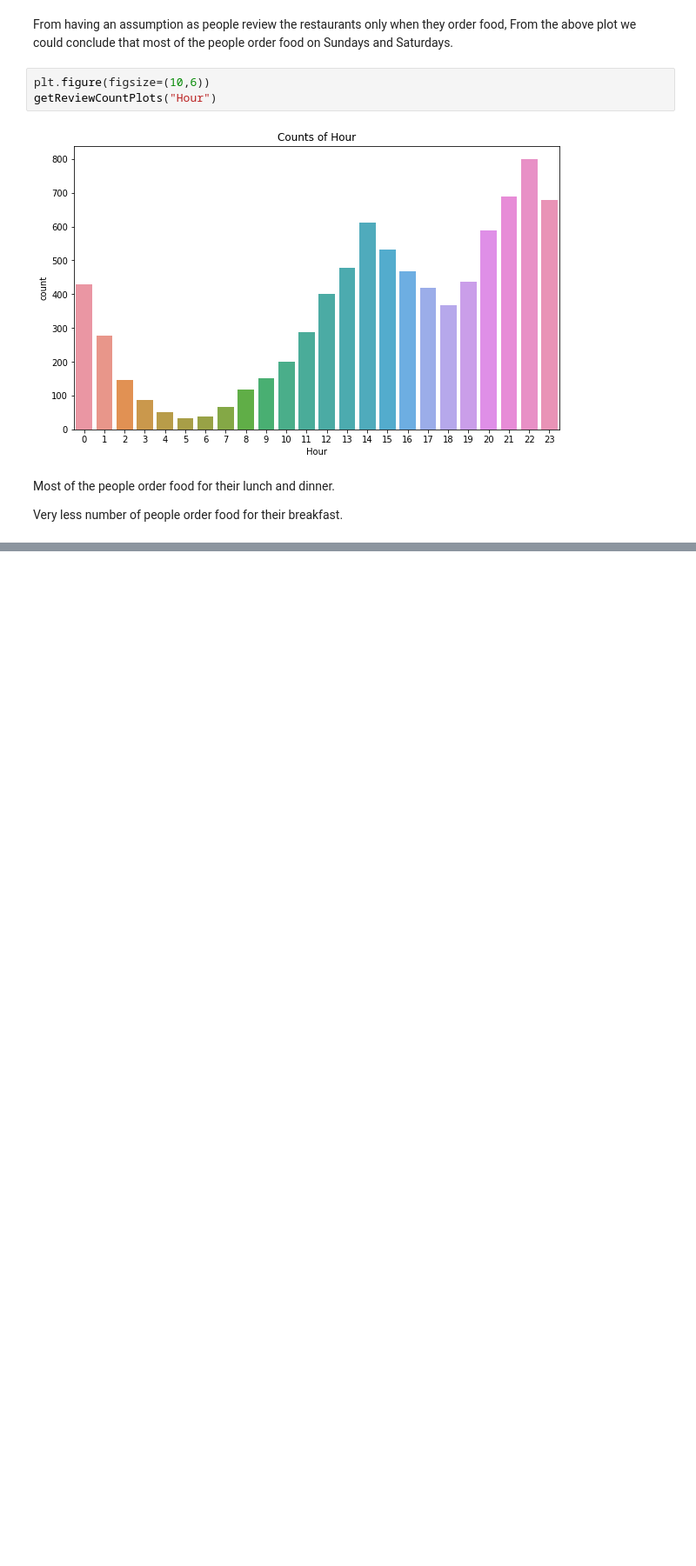
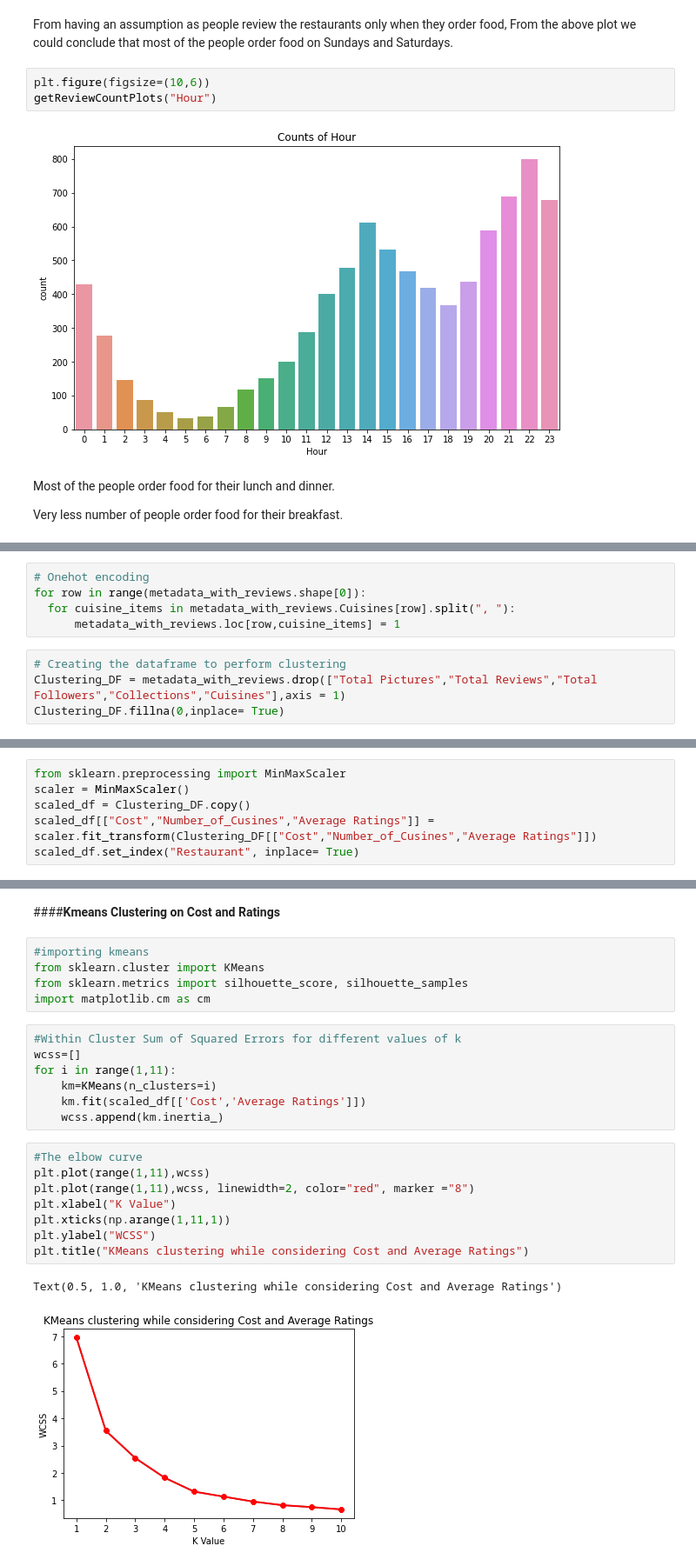
Before and after one commit to Srijan-Rai/Zomato-Restaurant-Clustering, a Jupyter notebook: ZOMATO_RESTAURANT_CLUSTERING_AND_SENTIMENT_ANALYSIS.ipynb, the cells around one changed output, grey strips where cells are left out. Shown at 87% size. Saved outputs shown, nothing was run; the diff lists cells and outputs as text; blank space fills up the shorter version.

Commit message:
Clustering

```diff
--- a/ZOMATO_RESTAURANT_CLUSTERING_AND_SENTIMENT_ANALYSIS.ipynb
+++ b/ZOMATO_RESTAURANT_CLUSTERING_AND_SENTIMENT_ANALYSIS.ipynb
@@ -557,0 +573,9 @@ Very less number of people order food for their breakfast.
+# %%
+# Onehot encoding
+for row in range(metadata_with_reviews.shape[0]):
+  for cuisine_items in metadata_with_reviews.Cuisines[row].split(", "):
+      metadata_with_reviews.loc[row,cuisine_items] = 1
+# %%
+# Creating the dataframe to perform clustering
+Clustering_DF = metadata_with_reviews.drop(["Total Pictures","Total Reviews","Total Followers","Collections","Cuisines"],axis = 1)
+Clustering_DF.fillna(0,inplace= True)
@@ -557,0 +605,6 @@ Very less number of people order food for their breakfast.
+# %%
+from sklearn.preprocessing import MinMaxScaler
+scaler = MinMaxScaler()
+scaled_df = Clustering_DF.copy()
+scaled_df[["Cost","Number_of_Cusines","Average Ratings"]] = scaler.fit_transform(Clustering_DF[["Cost","Number_of_Cusines","Average Ratings"]])
+scaled_df.set_index("Restaurant", inplace= True)
@@ -557,0 +629,25 @@ Very less number of people order food for their breakfast.
+# %% [markdown]
+####**Kmeans Clustering on Cost and Ratings**
+# %%
+#importing kmeans
+from sklearn.cluster import KMeans
+from sklearn.metrics import silhouette_score, silhouette_samples
+import matplotlib.cm as cm
+# %%
+#Within Cluster Sum of Squared Errors for different values of k
+wcss=[]
+for i in range(1,11):
+    km=KMeans(n_clusters=i)
+    km.fit(scaled_df[['Cost','Average Ratings']])
+    wcss.append(km.inertia_)
+# %%
+#The elbow curve
+plt.plot(range(1,11),wcss)
+plt.plot(range(1,11),wcss, linewidth=2, color="red", marker ="8")
+plt.xlabel("K Value")
+plt.xticks(np.arange(1,11,1))
+plt.ylabel("WCSS")
+plt.title("KMeans clustering while considering Cost and Average Ratings")
+# %% [output]
+Text(0.5, 1.0, 'KMeans clustering while considering Cost and Average Ratings')
+[figure, added]
```
Also changed, not shown: parts of 28 cells of this notebook.
